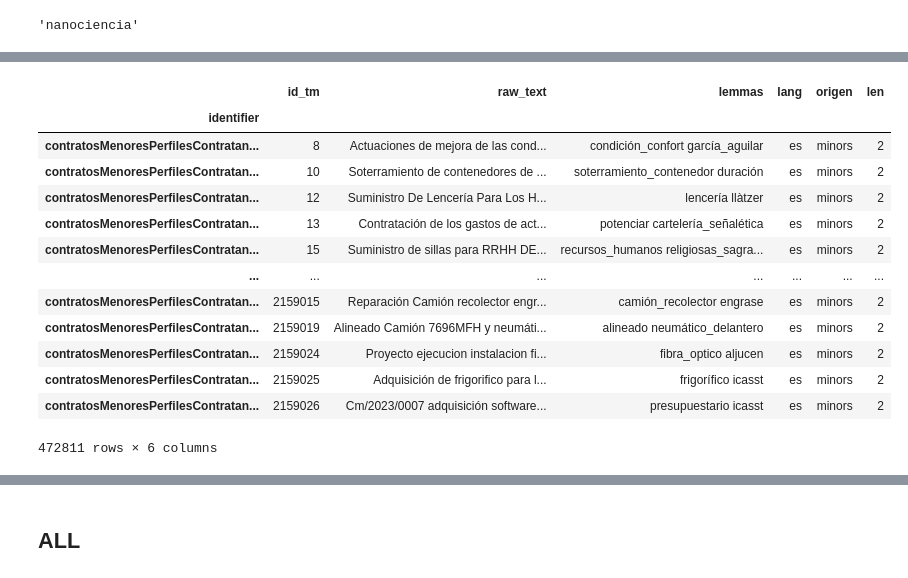
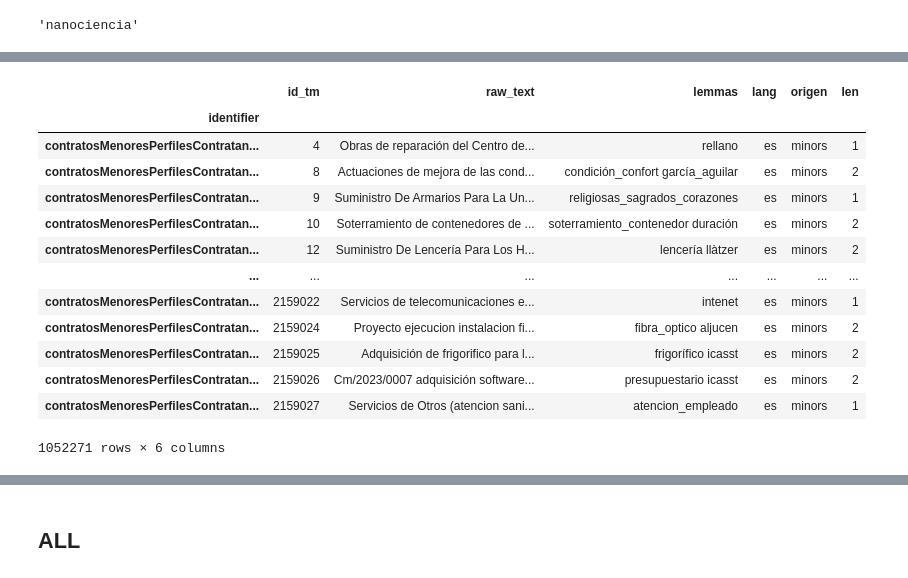
Before and after one commit to nextprocurement/NP-Search-Tool, a Jupyter notebook: aux_scripts/eval_graphs_deliverables/make_inference_final_models.ipynb, the cells around one changed output, grey strips where cells are left out. Drawn from its saved outputs; the diff is of its cells as text; code cells hidden in the pictures.

```diff
--- a/aux_scripts/eval_graphs_deliverables/make_inference_final_models.ipynb
+++ b/aux_scripts/eval_graphs_deliverables/make_inference_final_models.ipynb
@@ -204,7 +204,7 @@ pares_diccionario["nanociència_i"]
 min_lemmas = 1
 min_lemmas_tm = 2
 processed['len'] = processed['lemmas'].apply(lambda x: len(x.split()))
-processed = processed[processed['len'] > min_lemmas]
+#processed = processed[processed['len'] >= min_lemmas]
 # %%
 all = processed.copy()
 minors = all[all.origen == "minors"]
@@ -249,21 +249,21 @@ all[all['len'] > min_lemmas_tm]
 # %%
-minors_not_tm = minors[minors['len'] <= min_lemmas_tm]
+minors_not_tm = minors[(minors['len'] <= min_lemmas_tm) & (minors['len'] >= min_lemmas)]
 minors_not_tm
 # %% [output]
 |  | id_tm | raw_text | lemmas | lang | origen | len |
 | identifier |  |  |  |  |  |  |
+| contratosMenoresPerfilesContratan... | 4 | Obras de reparación del Centro de... | rellano | es | minors | 1 |
 | contratosMenoresPerfilesContratan... | 8 | Actuaciones de mejora de las cond... | condición_confort garcía_aguilar | es | minors | 2 |
+| contratosMenoresPerfilesContratan... | 9 | Suministro De Armarios Para La Un... | religiosas_sagrados_corazones | es | minors | 1 |
 | contratosMenoresPerfilesContratan... | 10 | Soterramiento de contenedores de ... | soterramiento_contenedor duración | es | minors | 2 |
 | contratosMenoresPerfilesContratan... | 12 | Suministro De Lencería Para Los H... | lencería llàtzer | es | minors | 2 |
-| contratosMenoresPerfilesContratan... | 13 | Contratación de los gastos de act... | potenciar cartelería_señalética | es | minors | 2 |
-| contratosMenoresPerfilesContratan... | 15 | Suministro de sillas para RRHH DE... | recursos_humanos religiosas_sagra... | es | minors | 2 |
 | ... | ... | ... | ... | ... | ... | ... |
-| contratosMenoresPerfilesContratan... | 2159015 | Reparación Camión recolector engr... | camión_recolector engrase | es | minors | 2 |
-| contratosMenoresPerfilesContratan... | 2159019 | Alineado Camión 7696MFH y neumáti... | alineado neumático_delantero | es | minors | 2 |
+| contratosMenoresPerfilesContratan... | 2159022 | Servicios de telecomunicaciones e... | intenet | es | minors | 1 |
 | contratosMenoresPerfilesContratan... | 2159024 | Proyecto ejecucion instalacion fi... | fibra_optico aljucen | es | minors | 2 |
 | contratosMenoresPerfilesContratan... | 2159025 | Adquisición de frigorifico para l... | frigorífico icasst | es | minors | 2 |
 | contratosMenoresPerfilesContratan... | 2159026 | Cm/2023/0007 adquisición software... | presupuestario icasst | es | minors | 2 |
+| contratosMenoresPerfilesContratan... | 2159027 | Servicios de Otros (atencion sani... | atencion_empleado | es | minors | 1 |
-472811 rows × 6 columns
+1052271 rows × 6 columns
 # %%
 minors[minors['len'] > min_lemmas_tm]
 # %% [output]
```
Also changed, not shown: parts of 14 cells of this notebook, 4 other files.
